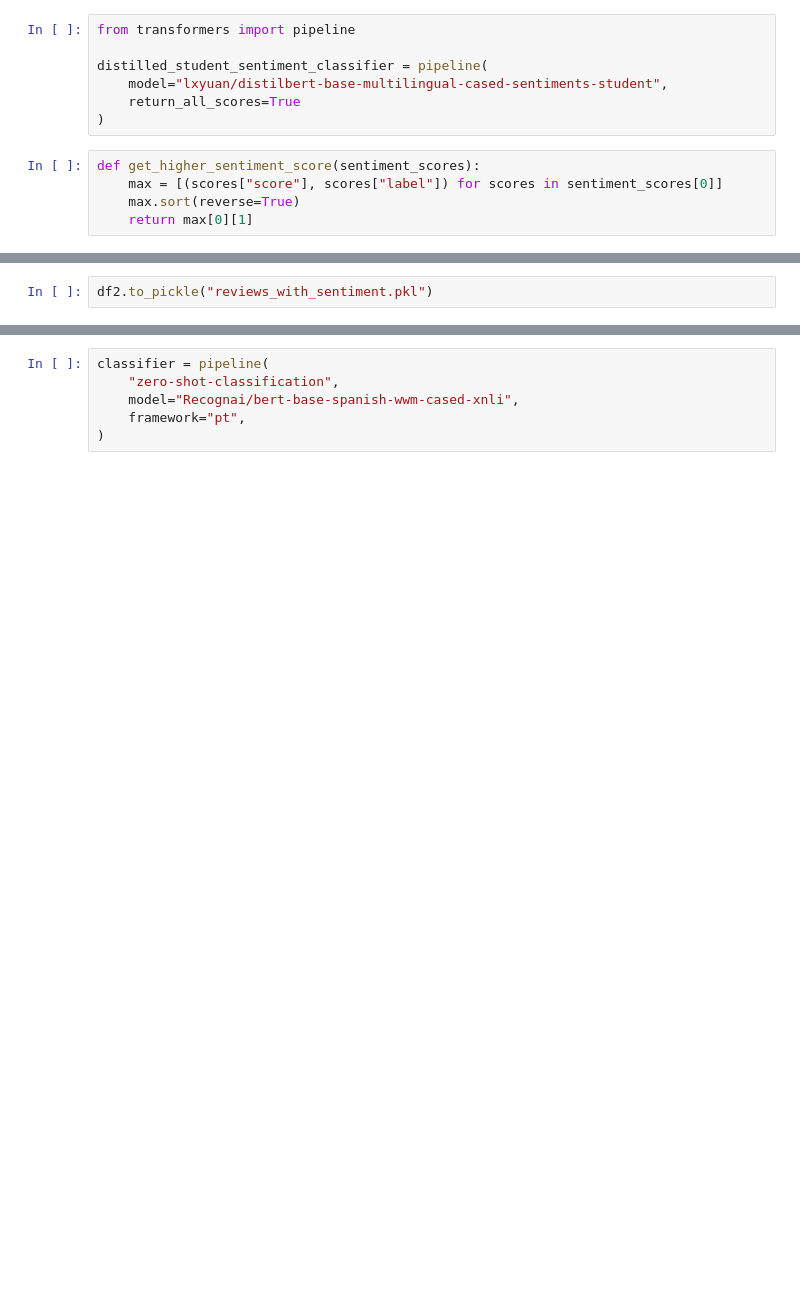
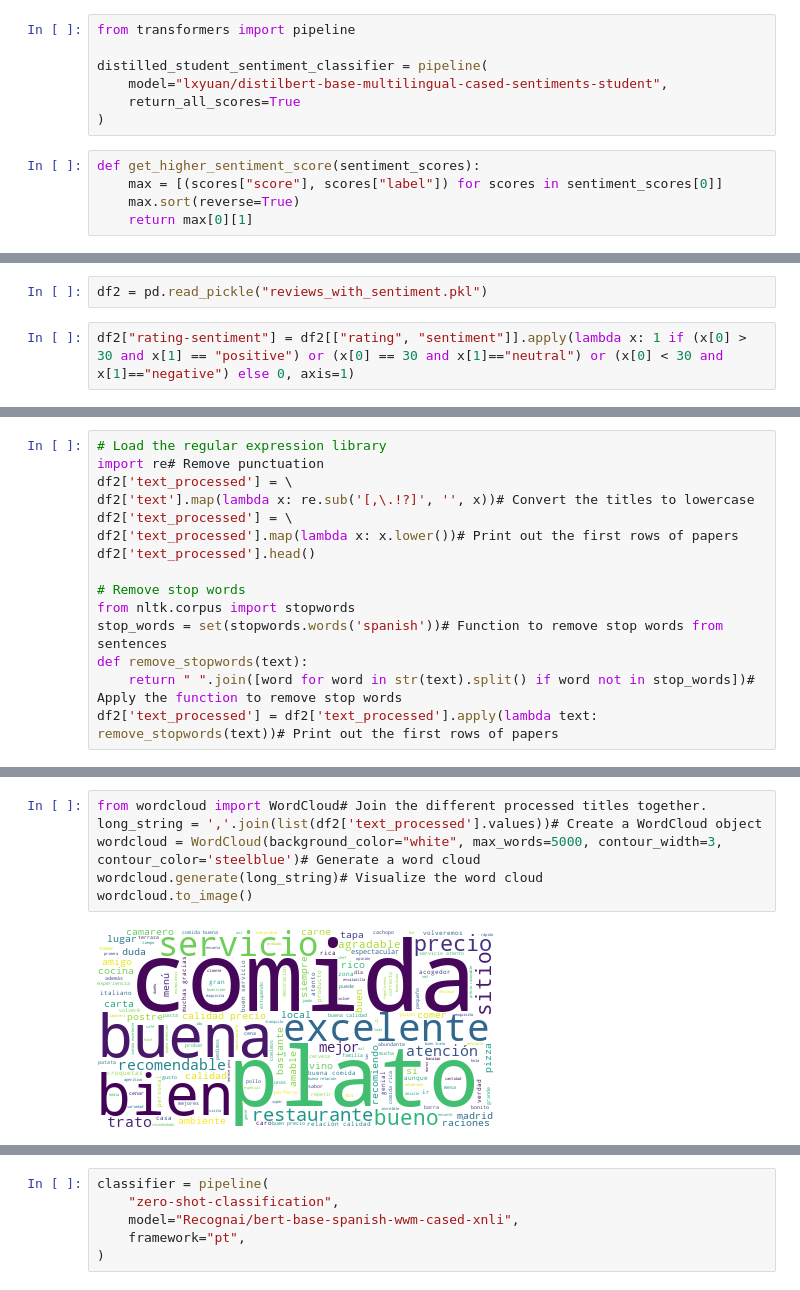
Before and after one commit to LaiqianDS/Gennera, a Jupyter notebook: gennera.ipynb, the cells around one changed output, grey strips where cells are left out. Cells and saved outputs as stored; diff of their text form; blank space fills up the shorter version.

```diff
--- a/gennera.ipynb
+++ b/gennera.ipynb
@@ -71,2 +66,4 @@ df2["sentiment"] = df2["text"].apply(lambda x: get_higher_sentiment_score(distil
 # %%
-df2.to_pickle("reviews_with_sentiment.pkl")
+df2 = pd.read_pickle("reviews_with_sentiment.pkl")
+# %%
+df2["rating-sentiment"] = df2[["rating", "sentiment"]].apply(lambda x: 1 if (x[0] > 30 and x[1] == "positive") or (x[0] == 30 and x[1]=="neutral") or (x[0] < 30 and x[1]=="negative") else 0, axis=1)
@@ -72,0 +79,15 @@ df2.to_pickle("reviews_with_sentiment.pkl")
+# %%
+# Load the regular expression library
+import re# Remove punctuation
+df2['text_processed'] = \
+df2['text'].map(lambda x: re.sub('[,\.!?]', '', x))# Convert the titles to lowercase
+df2['text_processed'] = \
+df2['text_processed'].map(lambda x: x.lower())# Print out the first rows of papers
+df2['text_processed'].head()
+
+# Remove stop words
+from nltk.corpus import stopwords
+stop_words = set(stopwords.words('spanish'))# Function to remove stop words from sentences
+def remove_stopwords(text):
+    return " ".join([word for word in str(text).split() if word not in stop_words])# Apply the function to remove stop words
+df2['text_processed'] = df2['text_processed'].apply(lambda text: remove_stopwords(text))# Print out the first rows of papers
@@ -72,0 +103,8 @@ df2.to_pickle("reviews_with_sentiment.pkl")
+# %%
+from wordcloud import WordCloud# Join the different processed titles together.
+long_string = ','.join(list(df2['text_processed'].values))# Create a WordCloud object
+wordcloud = WordCloud(background_color="white", max_words=5000, contour_width=3, contour_color='steelblue')# Generate a word cloud
+wordcloud.generate(long_string)# Visualize the word cloud
+wordcloud.to_image()
+# %% [output]
+[figure, added]
```
Also changed, not shown: parts of 10 cells of this notebook.
